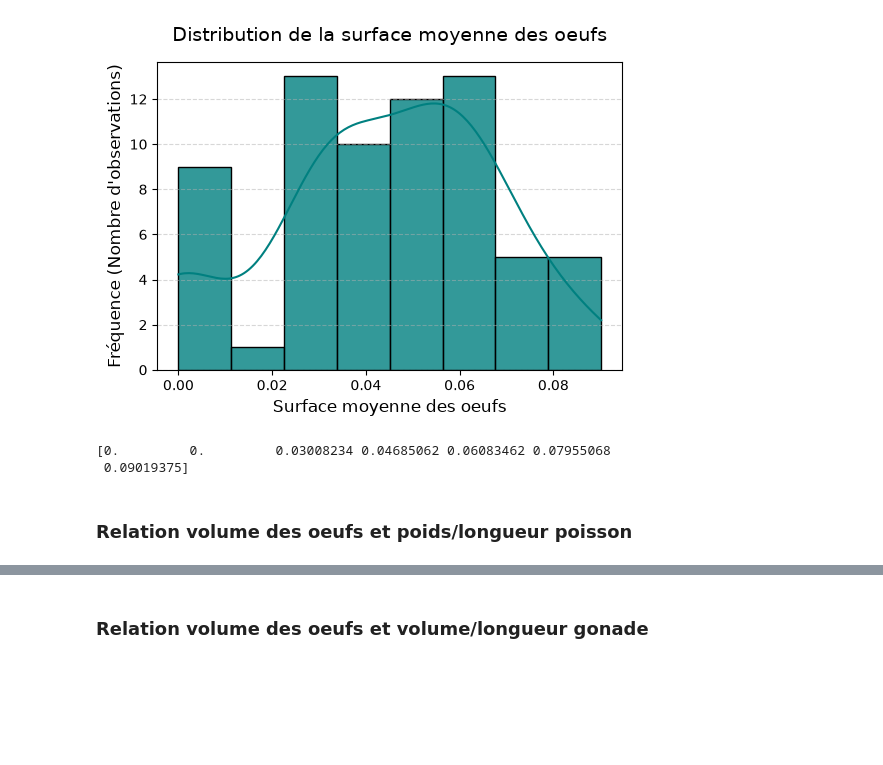
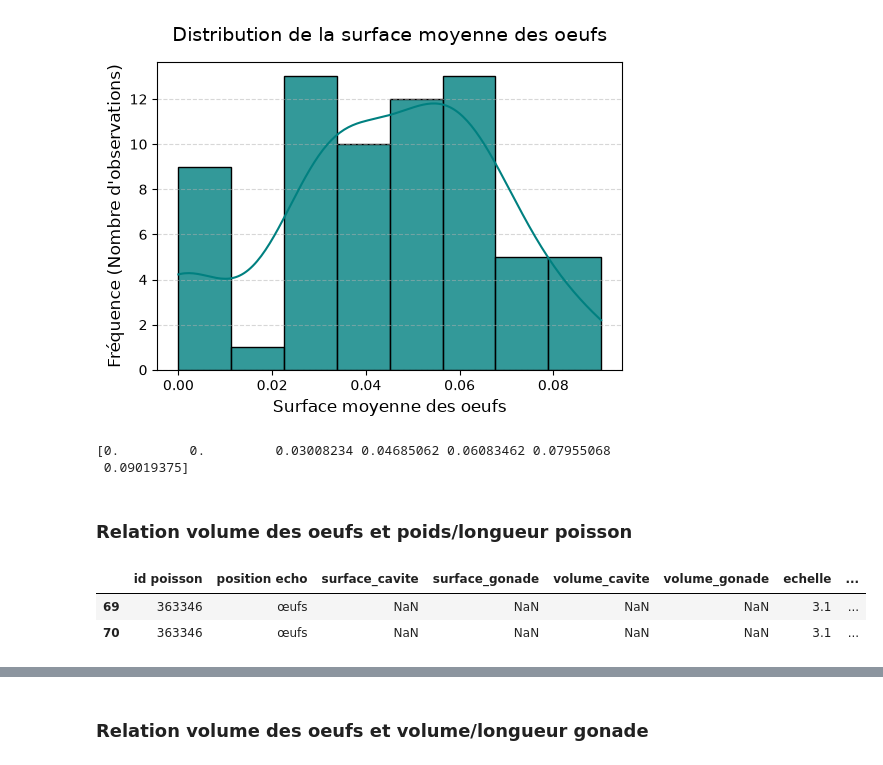
Before and after one commit to loranedp/Stage-GonAIde-2026, a Jupyter notebook: Debut/Résultats/Statistiques_echantillon.ipynb, the cells around one changed output, grey strips where cells are left out. Drawn from its saved outputs; the diff is of its cells as text; code cells hidden in the pictures; blank space fills up the shorter version.

Commit message:
Résultats volumes

```diff
--- a/Debut/Résultats/Statistiques_echantillon.ipynb
+++ b/Debut/Résultats/Statistiques_echantillon.ipynb
@@ -287,6 +287,12 @@ print(np.quantile(df_true_eggs.surface_moyenne_oeufs, q = (0, 0.05, 0.25, 0.5, 0
  0.09019375]
 # %% [markdown]
 ### Relation volume des oeufs et poids/longueur poisson
+# %%
+df_true_eggs[df_true_eggs.poids_poisson > 350]
+# %% [output]
+|  | id poisson | position echo | surface_cavite | surface_gonade | volume_cavite | volume_gonade | echelle | ... |
+| 69 | 363346 | œufs | NaN | NaN | NaN | NaN | 3.1 | ... |
+| 70 | 363346 | œufs | NaN | NaN | NaN | NaN | 3.1 | ... |
 # %%
 print(f"Corrélation : {df_true_eggs.volume_moyen_oeufs.corr(df_true_eggs.poids_poisson)}") # Corrélation
 
```
Also changed, not shown: parts of 2 cells of this notebook, 2 other files.
